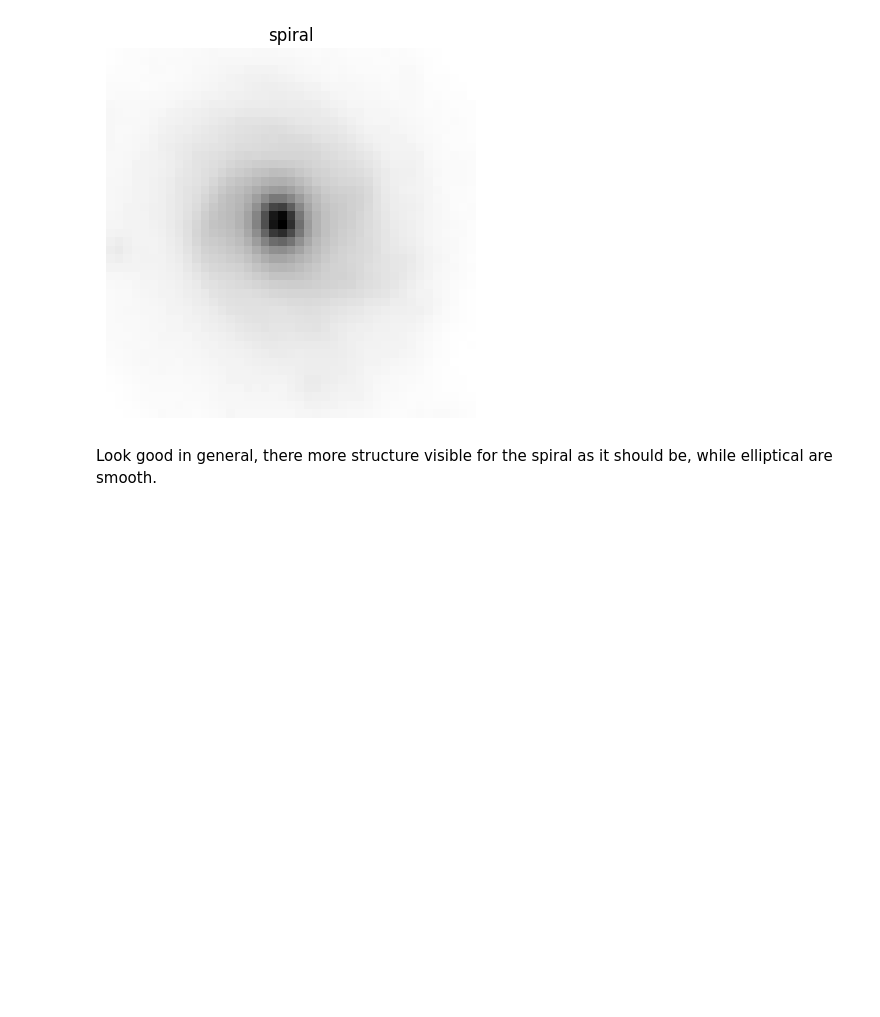
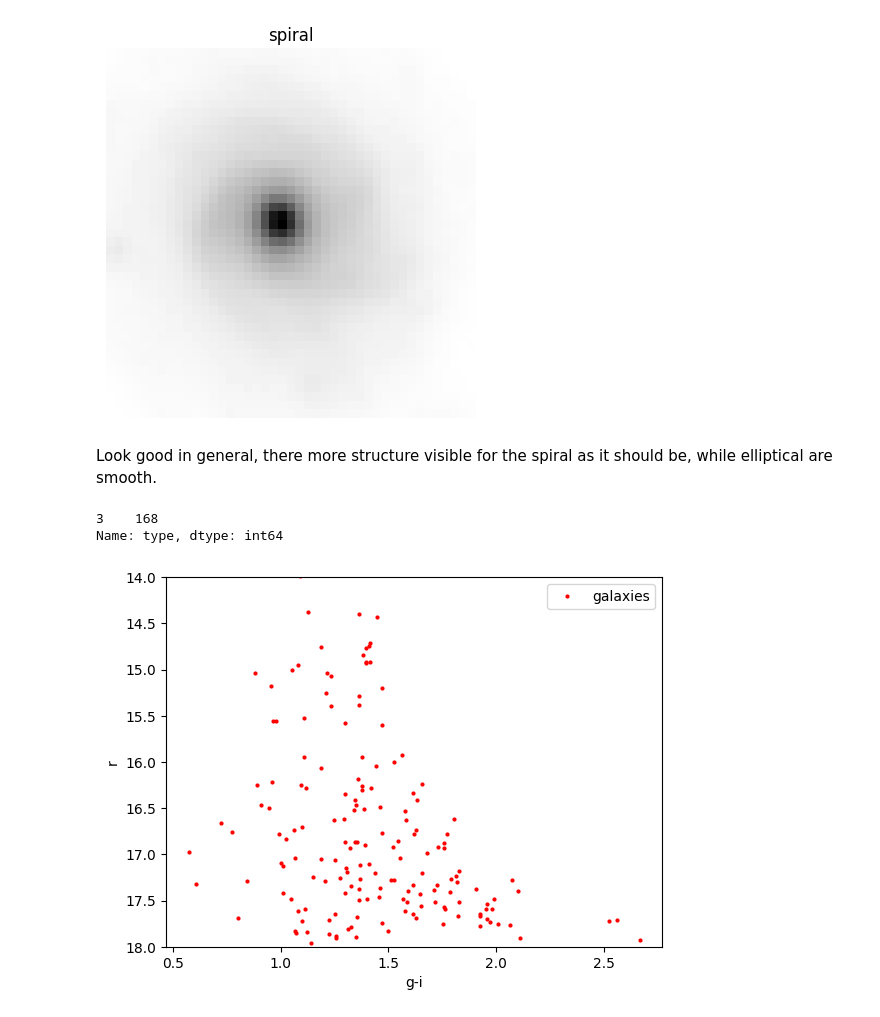
Before and after one commit to tkfritz/astro_images, a Jupyter notebook: galaxy_type_prep.ipynb, the cells around one changed output. Cells and saved outputs as stored; diff of their text form; code cells hidden in the pictures; blank space fills up the shorter version.

```diff
--- a/galaxy_type_prep.ipynb
+++ b/galaxy_type_prep.ipynb
@@ -535,0 +538,12 @@ for i in range(df2.shape[0]):
+# %%
+plt.plot(df3['modelMag_g']-df3['modelMag_i'],df3['modelMag_r'],'o',ms=2,color='red',label='galaxies')
+plt.legend(loc="best")
+plt.xlabel("g-i")
+plt.ylabel("r")
+plt.ylim(18,14)
+#plt.yscale("log")
+print(df3['type'].value_counts())
+# %% [output]
+3    168
+Name: type, dtype: int64
+[figure, added]
```
Also changed, not shown: parts of 3 cells of this notebook.
